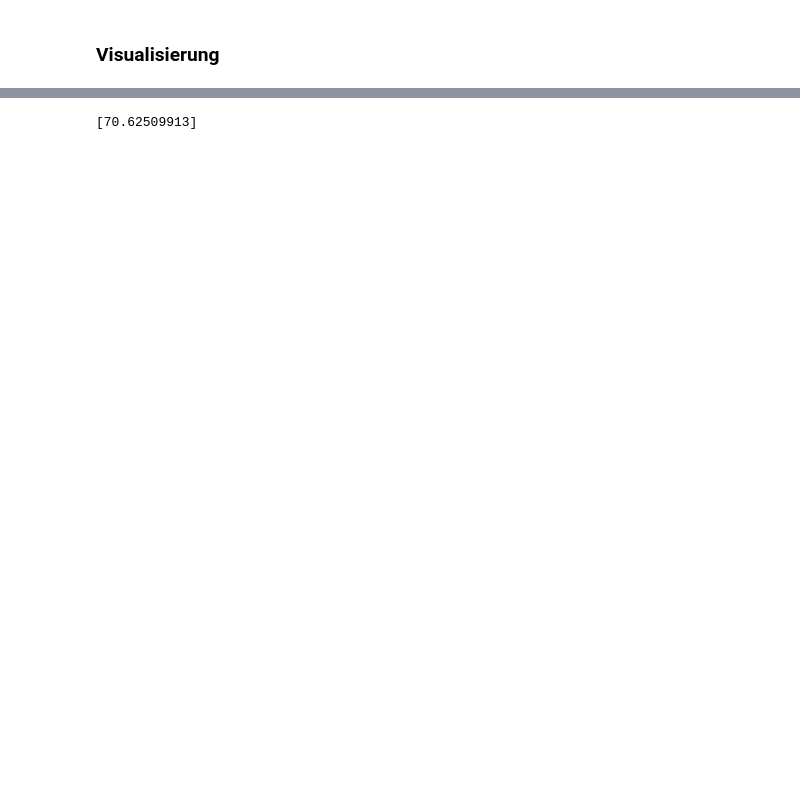
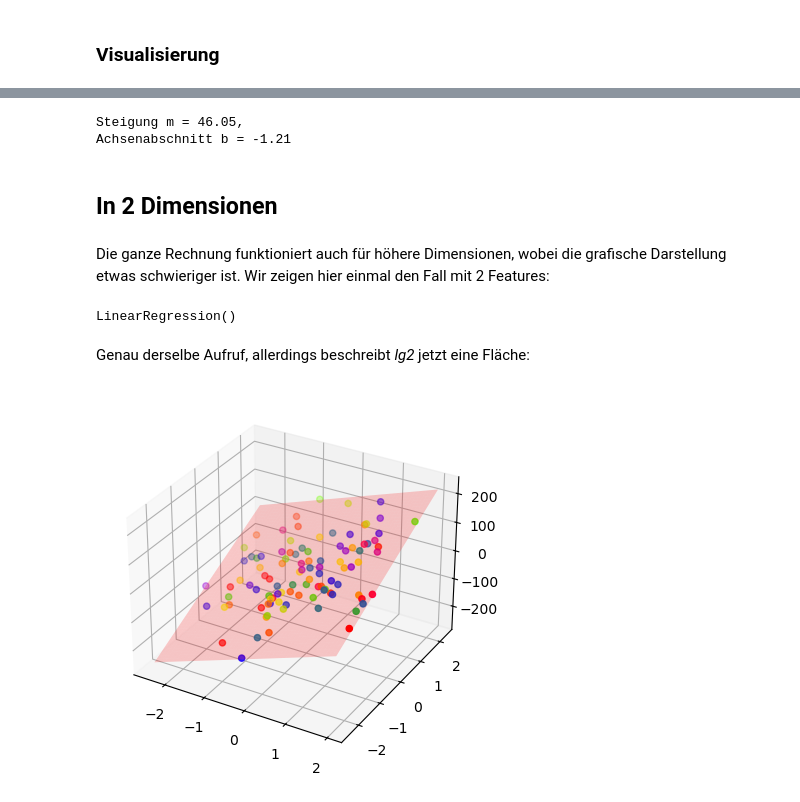
Before and after one commit to infaktum/ML1, a Jupyter notebook: sklearn/03 Verfahren/SK03.1.1_LineareRegression.ipynb, the cells around one changed output, grey strips where cells are left out. Cells and saved outputs as stored; diff of their text form; code cells hidden in the pictures; blank space fills up the shorter version.

```diff
--- a/sklearn/03 Verfahren/SK03.1.1_LineareRegression.ipynb
+++ b/sklearn/03 Verfahren/SK03.1.1_LineareRegression.ipynb
@@ -28,4 +63,41 @@ plt.scatter(X,y);
 # %%
-print(lg.coef_)
+print(f'Steigung m = {lg.coef_[0]:0.2f},\nAchsenabschnitt b = {lg.intercept_:0.2f}')
 # %% [output]
-[70.62509913]
+Steigung m = 46.05,
+Achsenabschnitt b = -1.21
+# %% [markdown]
+## In 2 Dimensionen
+# %% [markdown]
+Die ganze Rechnung funktioniert auch für höhere Dimensionen, wobei die grafische Darstellung etwas schwieriger ist. Wir zeigen hier einmal den Fall mit 2 Features:
+# %%
+X, y = make_regression(n_features=2, noise=10)
+lg2 = LinearRegression()
+lg2.fit(X,y)
+# %% [output]
+LinearRegression()
+# %% [markdown]
+Genau derselbe Aufruf, allerdings beschreibt *lg2* jetzt eine Fläche:
+# %%
+from mpl_toolkits.mplot3d import Axes3D
+import numpy as np
+
+%matplotlib inline
+
+fig = plt.figure()
+ax = fig.add_subplot(111, projection="3d")
+
+ax.scatter(X[:, 0], X[:, 1], y, c=y, cmap="prism", label="Daten")
+
+x1 = np.linspace(X[:, 0].min(), X[:, 0].max(), 50)
+x2 = np.linspace(X[:, 1].min(), X[:, 1].max(), 50)
+X1, X2 = np.meshgrid(x1, x2)
+
+X_grid = np.c_[X1.ravel(), X2.ravel()]
+y_pred = lg2.predict(X_grid).reshape(X1.shape)
+
+# Regressionsfläche plotten
+ax.plot_surface(X1, X2, y_pred, color="red", alpha=0.2)
+
+plt.show()
+# %% [output]
+[figure, added]
```
Also changed, not shown: parts of 18 cells of this notebook, 58 other files.
